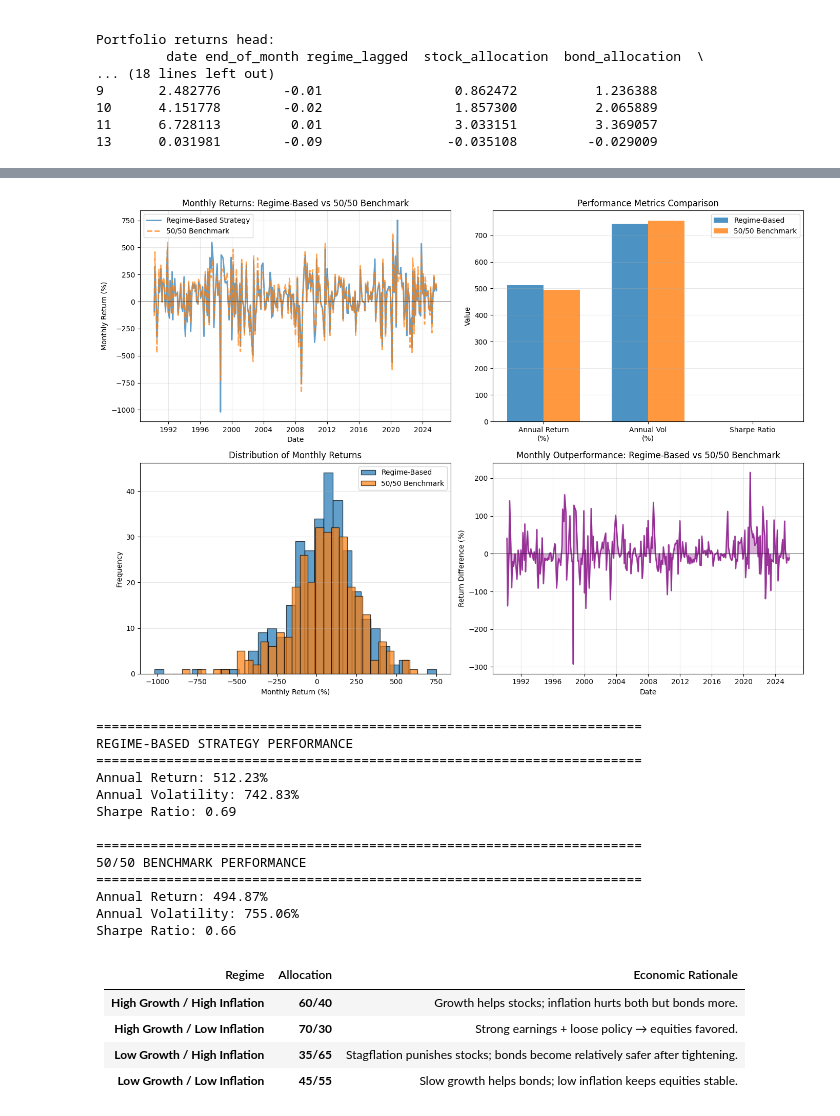
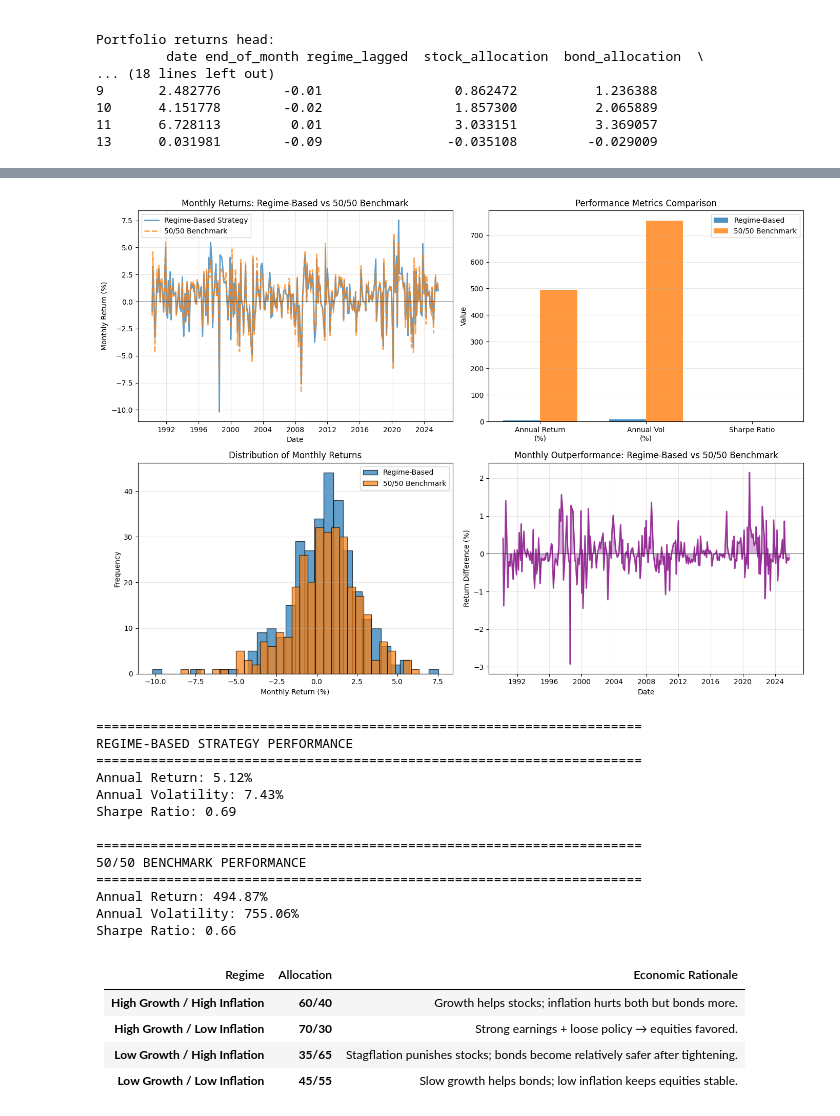
Before and after one commit to fvrarturo/mkt-regimes-pf-allocation, a Jupyter notebook: main_project/hailey testing/basic regime.ipynb, the cells around one changed output, grey strips where cells are left out. Saved outputs shown, nothing was run; the diff lists cells and outputs as text; code cells hidden in the pictures.

```diff
--- a/main_project/hailey testing/basic regime.ipynb
+++ b/main_project/hailey testing/basic regime.ipynb
@@ -372,8 +214,8 @@ Sharpe Ratio: 0.66
 import matplotlib.pyplot as plt
 
 # Performance metrics for regime-based strategy
-regime_annual_return = df_strategy['regime_portfolio_return'].mean() * 12 * 100
-regime_annual_vol = df_strategy['regime_portfolio_return'].std() * np.sqrt(12) * 100
+regime_annual_return = df_strategy['regime_portfolio_return'].mean() * 12
+regime_annual_vol = df_strategy['regime_portfolio_return'].std() * np.sqrt(12)
 regime_sharpe = (df_strategy['regime_portfolio_return'].mean() / df_strategy['regime_portfolio_return'].std()) * np.sqrt(12)
 
 # Performance metrics for 50/50 benchmark
@@ -386,8 +228,8 @@ fig, axes = plt.subplots(2, 2, figsize=(14, 10))
 
 # Plot 1: Monthly Returns Over Time
 ax1 = axes[0, 0]
-ax1.plot(df_strategy['date'], df_strategy['regime_portfolio_return'] * 100, label='Regime-Based Strategy', linewidth=2, alpha=0.7)
-ax1.plot(df_strategy['date'], df_strategy['benchmark_return'] * 100, label='50/50 Benchmark', linewidth=2, linestyle='--', alpha=0.7)
+ax1.plot(df_strategy['date'], df_strategy['regime_portfolio_return'], label='Regime-Based Strategy', linewidth=2, alpha=0.7)
+ax1.plot(df_strategy['date'], df_strategy['benchmark_return'], label='50/50 Benchmark', linewidth=2, linestyle='--', alpha=0.7)
 ax1.axhline(y=0, color='black', linestyle='-', linewidth=0.5)
 ax1.set_xlabel('Date')
 ax1.set_ylabel('Monthly Return (%)')
@@ -415,48 +257,48 @@ ax2.grid(True, alpha=0.3, axis='y')
 
 # Plot 3: Monthly Returns Distribution
 ax3 = axes[1, 0]
-ax3.hist(df_strategy['regime_portfolio_return'] * 100, bins=30, alpha=0.7, label='Regime-Based', edgecolor='black')
-ax3.hist(df_strategy['benchmark_return'] * 100, bins=30, alpha=0.7, label='50/50 Benchmark', edgecolor='black')
+ax3.hist(df_strategy['regime_portfolio_return'], bins=30, alpha=0.7, label='Regime-Based', edgecolor='black')
+ax3.hist(df_strategy['benchmark_return'], bins=30, alpha=0.7, label='50/50 Benchmark', edgecolor='black')
 ax3.set_xlabel('Monthly Return (%)')
 ax3.set_ylabel('Frequency')
 ax3.set_title('Distribution of Monthly Returns')
 ax3.legend()
 ax3.grid(True, alpha=0.3, axis='y')
 
 # Plot 4: Return Difference Over Time
 ax4 = axes[1, 1]
-df_strategy['return_difference'] = (df_strategy['regime_portfolio_return'] - df_strategy['benchmark_return']) * 100
+df_strategy['return_difference'] = (df_strategy['regime_portfolio_return'] - df_strategy['benchmark_return'])
 ax4.plot(df_strategy['date'], df_strategy['return_difference'], linewidth=2, color='purple', alpha=0.7)
 ax4.fill_between(df_strategy['date'], df_strategy['return_difference'], 0, alpha=0.3, color='purple')
 ax4.axhline(y=0, color='black', linestyle='-', linewidth=0.5)
 ax4.set_xlabel('Date')
 ax4.set_ylabel('Return Difference (%)')
 ax4.set_title('Monthly Outperformance: Regime-Based vs 50/50 Benchmark')
 ax4.grid(True, alpha=0.3)
 
 plt.tight_layout()
 plt.show()
 
 print(f"\n{'='*70}")
 print(f"REGIME-BASED STRATEGY PERFORMANCE")
 print(f"{'='*70}")
 print(f"Annual Return: {regime_annual_return:.2f}%")
 print(f"Annual Volatility: {regime_annual_vol:.2f}%")
 print(f"Sharpe Ratio: {regime_sharpe:.2f}")
 
 print(f"\n{'='*70}")
 print(f"50/50 BENCHMARK PERFORMANCE")
 print(f"{'='*70}")
 print(f"Annual Return: {benchmark_annual_return:.2f}%")
 print(f"Annual Volatility: {benchmark_annual_vol:.2f}%")
 print(f"Sharpe Ratio: {benchmark_sharpe:.2f}")
 # %% [output]
-[figure, old version]
+[figure, new version]
 ======================================================================
 REGIME-BASED STRATEGY PERFORMANCE
 ======================================================================
-Annual Return: 512.23%
-Annual Volatility: 742.83%
+Annual Return: 5.12%
+Annual Volatility: 7.43%
 Sharpe Ratio: 0.69
 
 ======================================================================
```
Also changed, not shown: parts of 7 cells of this notebook, 2 other files.
